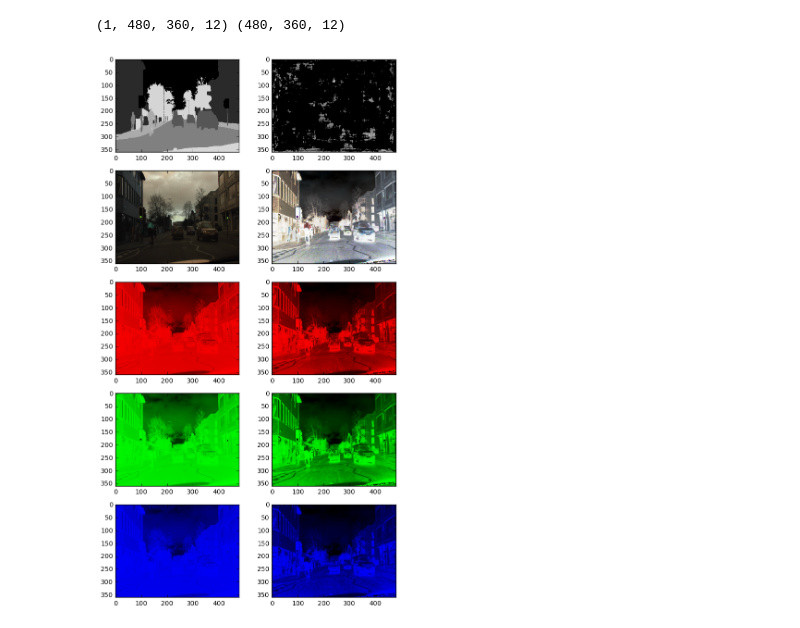
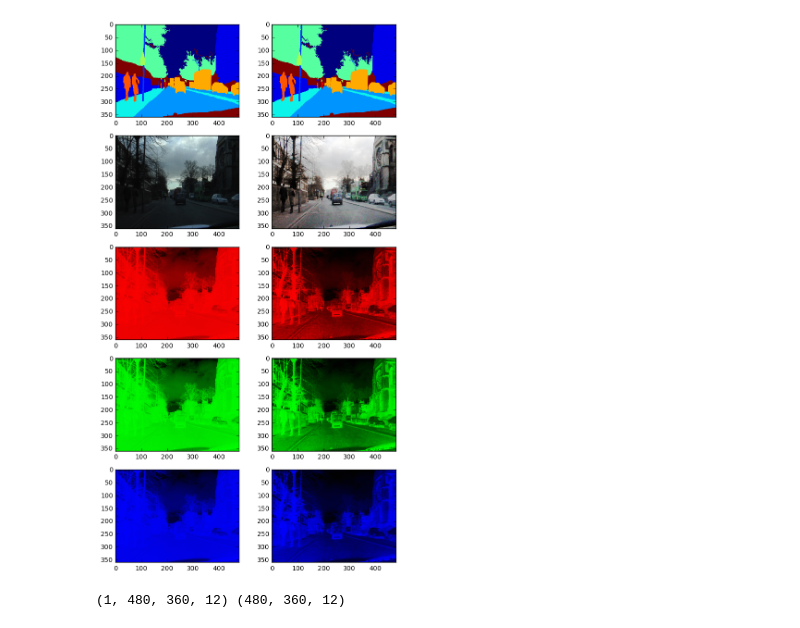
Before and after one commit to legokichi/keras-segnet, a Jupyter notebook: predict.ipynb, the cells around one changed output. Saved outputs shown, nothing was run; the diff lists cells and outputs as text; code cells hidden in the pictures.

```diff
--- a/predict.ipynb
+++ b/predict.ipynb
@@ -8,15 +19,41 @@ from matplotlib import pyplot as plt
 # %%
-x = 'SegNet-Tutorial/CamVid/test/0001TP_008550.png'
-y = 'SegNet-Tutorial/CamVid/testannot/0001TP_008550.png'
-#x = 'SegNet-Tutorial/CamVid/train/0001TP_007140.png'
-#y = 'SegNet-Tutorial/CamVid/trainannot/0001TP_007140.png'
+#x = 'SegNet-Tutorial/CamVid/test/0001TP_008550.png'
+#y = 'SegNet-Tutorial/CamVid/testannot/0001TP_008550.png'
+x = 'SegNet-Tutorial/CamVid/train/0001TP_007140.png'
+y = 'SegNet-Tutorial/CamVid/trainannot/0001TP_007140.png'
 
-img = cv2.imread(x)
-mask = cv2.imread(y)
-norm = np.zeros(img.shape, np.float32)
+img = cv2.cvtColor(cv2.imread(x), cv2.COLOR_BGR2RGB)
+norm = np.ones(img.shape, img.dtype)*255
 norm[:,:,0] = cv2.equalizeHist(img[:,:,0])
 norm[:,:,1] = cv2.equalizeHist(img[:,:,1])
 norm[:,:,2] = cv2.equalizeHist(img[:,:,2])
-annot = np.zeros(mask.shape, np.float32)
+
+mask = cv2.imread(y, cv2.IMREAD_GRAYSCALE)
+annot = np.zeros(mask.shape, np.uint8)
 for i in range(12): annot[np.where(mask == i)] = 255/12*i
+
+mat1 = [
+    [
+        lambda x: plt.imshow(mask),
+        lambda x: plt.imshow(annot),
+    ],
+    [
+        lambda x: plt.imshow(img),
+        lambda x: plt.imshow(norm),
+    ]
+]
+
+for ch in range(3):
+    mat1.append([
+        (lambda ch:
+            (lambda x: exec('tmp = np.ones(norm.shape, np.int8)*255; tmp[:,:,%d] = img[:,:,%d]; plt.imshow(tmp)' % (ch, ch)))
+        )(ch),
+        (lambda ch:
+            (lambda x: exec('tmp = np.ones(norm.shape, np.int8)*255; tmp[:,:,%d] = norm[:,:,%d]; plt.imshow(tmp)' % (ch, ch)))
+        )(ch),
+    ])
+
+mtx_plot(mat1, ratio=(4,3))
+# %% [output]
+[figure, added]
 # %%
@@ -46,38 +82,2 @@ for i in range(12): _annot[np.where(output == i)] = 255/12*i
 # %% [output]
 (1, 480, 360, 12) (480, 360, 12)
-# %%
-
-def mtx_plot(fnmtx, ratio):
-    h = len(fnmtx[0])
-    w = len(fnmtx)
-    k = 1
-    fig = plt.figure(figsize=(ratio[0]*h, ratio[1]*w))
-    for fnarr in fnmtx:
-        for fn in fnarr:
-            fig.add_subplot(w,h,k)
-            fn(k)
-            k += 1
-
-mat = [
-    [
-        lambda x: plt.imshow(annot),
-        lambda x: plt.imshow(_annot),
-    ],
-    [
-        lambda x: plt.imshow(img),
-        lambda x: plt.imshow(norm),
-    ]
-]
-for ch in range(3):
-    mat.append([
-        (lambda ch:
-            (lambda x: exec('tmp = np.zeros(norm.shape, np.float32); tmp[:,:,%d] = img[:,:,%d]; plt.imshow(tmp)' % (ch, ch)))
-        )(ch),
-        (lambda ch:
-            (lambda x: exec('tmp = np.zeros(norm.shape, np.float32); tmp[:,:,%d] = norm[:,:,%d]; plt.imshow(tmp)' % (ch, ch)))
-        )(ch),
-    ])
-
-mtx_plot(mat, ratio=(4,3))
-# %% [output]
-[figure, removed]
```
Also changed, not shown: parts of 4 cells of this notebook, 2 other files.
